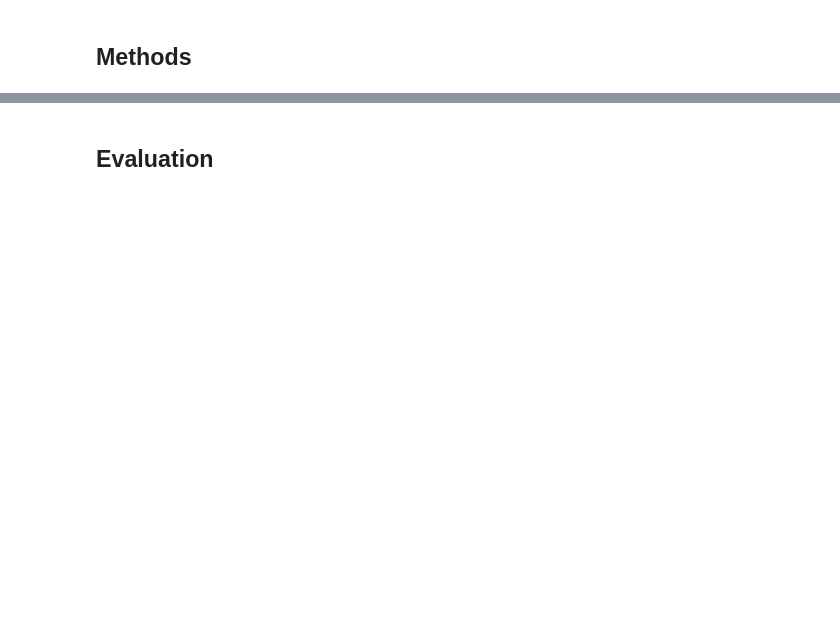
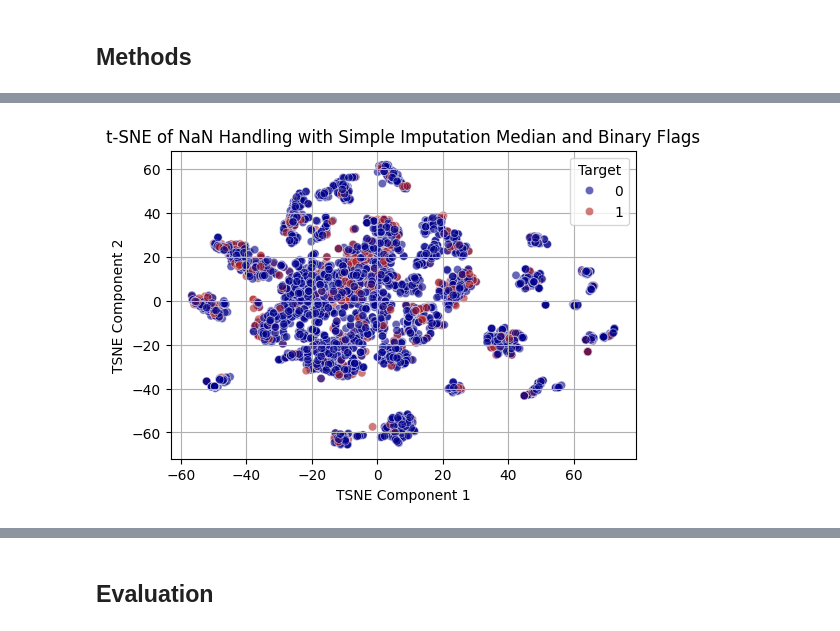
Before and after one commit to DataScienceAndEngineering/machine-learning-dse-i210-final-project-credit-risk, a Jupyter notebook: reports/final_report.ipynb, the cells around one changed output, grey strips where cells are left out. Cells and saved outputs as stored; diff of their text form; code cells hidden in the pictures; blank space fills up the shorter version.

```diff
--- a/reports/final_report.ipynb
+++ b/reports/final_report.ipynb
@@ -125,0 +421,4 @@ import utils.merge_tools as merge_tools
+# %%
+preprocess_and_tsne_with_nan_handling(X_valid_imputed, y_valid, 't-SNE of NaN Handling with Simple Imputation Median and Binary Flags')
+# %% [output]
+[figure, added]
```
Also changed, not shown: parts of 41 cells of this notebook.
